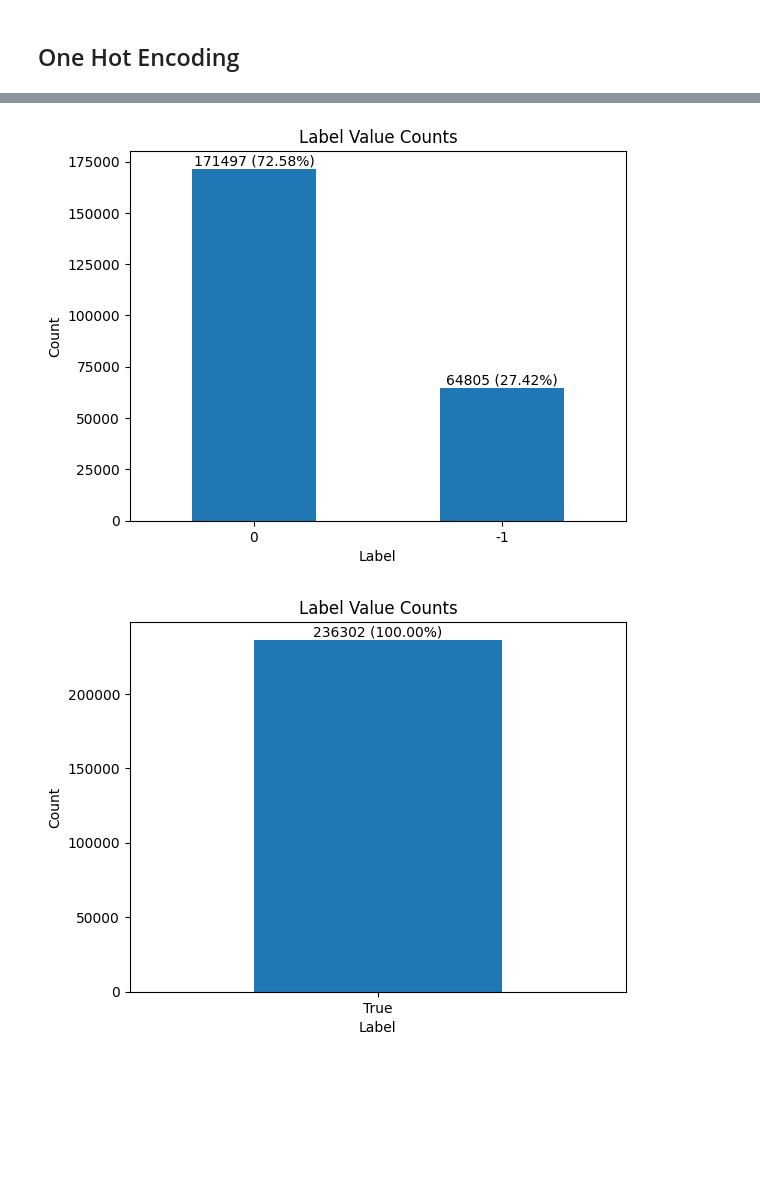
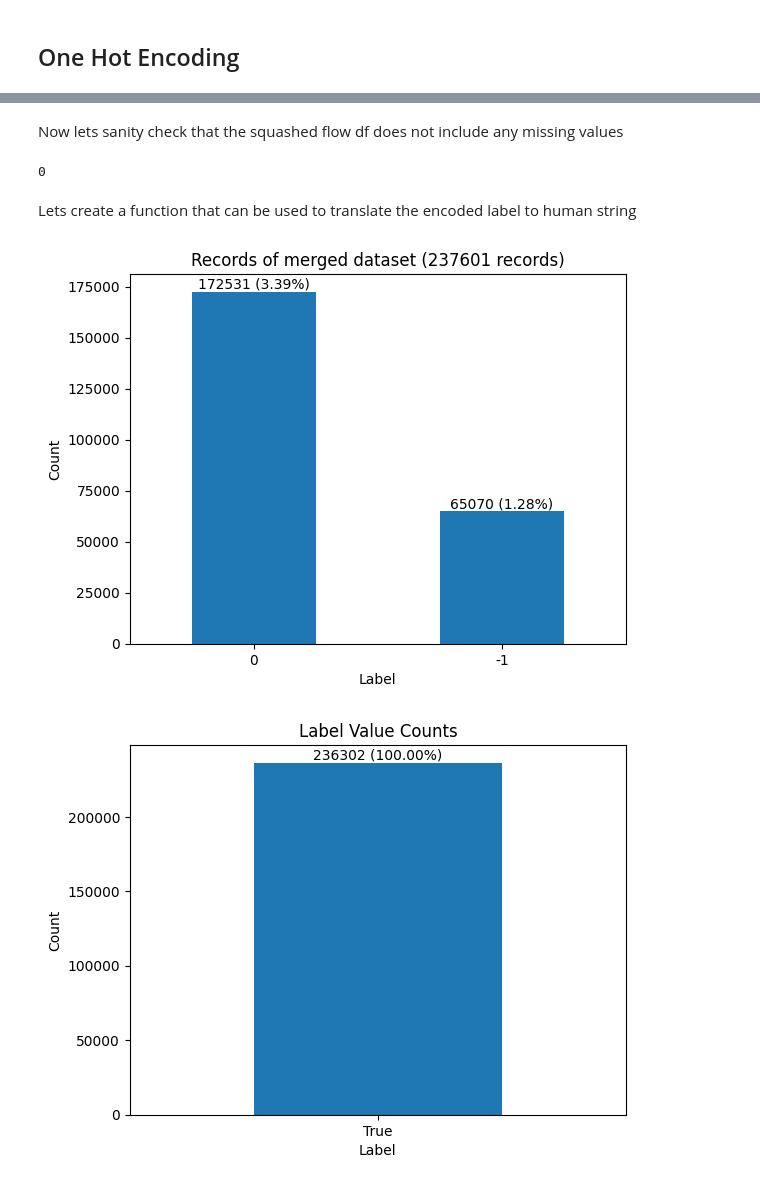
Before and after one commit to Fowthy/SueAI, a Jupyter notebook: data/datapreprocessing.ipynb, the cells around one changed output, grey strips where cells are left out. Drawn from its saved outputs; the diff is of its cells as text; code cells hidden in the pictures; blank space fills up the shorter version.

```diff
--- a/data/datapreprocessing.ipynb
+++ b/data/datapreprocessing.ipynb
@@ -200,5 +208,7 @@ plt.show()
+# %%
+df_cleaned = df.dropna()
 # %%
-value_counts = df['_source_network_transport'].value_counts()
+value_counts = df_cleaned['label'].value_counts()
 
 fig, ax = plt.subplots()
 
@@ -208,9 +218,9 @@ total_samples = len(df)
 percentages = (value_counts / total_samples) * 100
 
 for i, count in enumerate(value_counts):
-    ax.text(i, count, f'{count} ({percentages[i]:.2f}%)', ha='center', va='bottom')
+    ax.text(i, count, f'{count} ({percentages.iloc[i]:.2f}%)', ha='center', va='bottom')
 
-ax.set_title('Label Value Counts')
+ax.set_title(f'Records of merged dataset ({len(df_cleaned)} records)')
 ax.set_xlabel('Label')
 ax.set_ylabel('Count')
 plt.xticks(rotation=0)
@@ -231,0 +281,3 @@ df.head(3)
+# %%
+df = pd.read_csv(data_dir + 'merged_cleaned_encoded_data.csv')
+df.head(3)
@@ -279,0 +362,3 @@ result_df.head(3)
+# %%
+flow_df['duration'] = (flow_df['max_source_timestamp'] - flow_df['min_source_timestamp'])
+flow_df.rename(columns={'_source_event_duration': 'source_event_duration', '_source_network_bytes': 'source_network_bytes_sum'})
@@ -279,0 +379,8 @@ result_df.head(3)
+# %% [markdown]
+Now lets sanity check that the squashed flow df does not include any missing values
+# %%
+len(flow_df[flow_df.isnull().any(axis=1)])
+# %% [output]
+0
+# %% [markdown]
+Lets create a function that can be used to translate the encoded label to human string
@@ -280,25 +393,24 @@ result_df.head(3)
 # %%
-
-value_counts = result_df['label'].value_counts()
+value_counts = flow_df['label'].value_counts()
 
 fig, ax = plt.subplots()
 
 value_counts.plot(kind='bar', ax=ax)
 
-total_samples = len(result_df)
+total_samples = len(df)
 percentages = (value_counts / total_samples) * 100
 
-for i, (label, count) in enumerate(value_counts.iteritems()):
-    ax.text(i, count, f'{count} ({percentages[label]:.2f}%)', ha='center', va='bottom')
+for i, count in enumerate(value_counts):
+    ax.text(i, count, f'{count} ({percentages.iloc[i]:.2f}%)', ha='center', va='bottom')
 
-ax.set_title('Label Value Counts')
+ax.set_title(f'Records of merged dataset ({len(flow_df)} records)')
 ax.set_xlabel('Label')
 ax.set_ylabel('Count')
 plt.xticks(rotation=0)
 
 plt.show()
 # %% [output]
-[figure, old version]
+[figure, new version]
 # %%
 value_counts = result_df['_source_flow_final'].value_counts()
 
```
Also changed, not shown: parts of 54 cells of this notebook, 4 other files.
